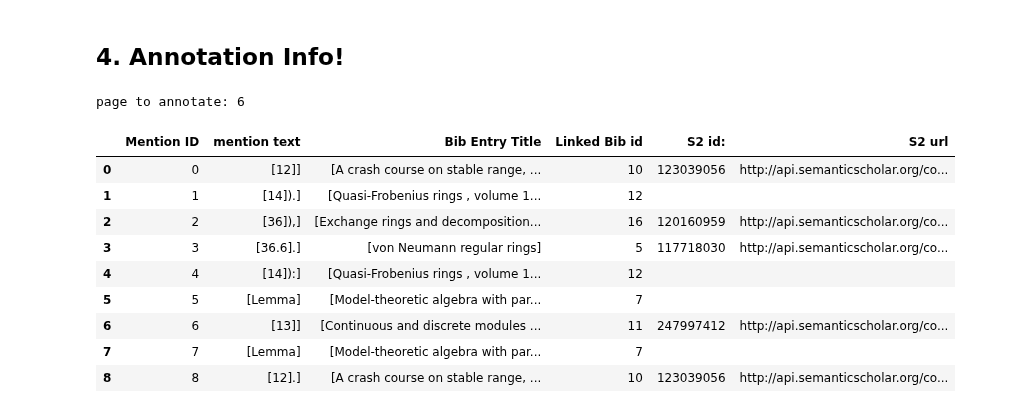
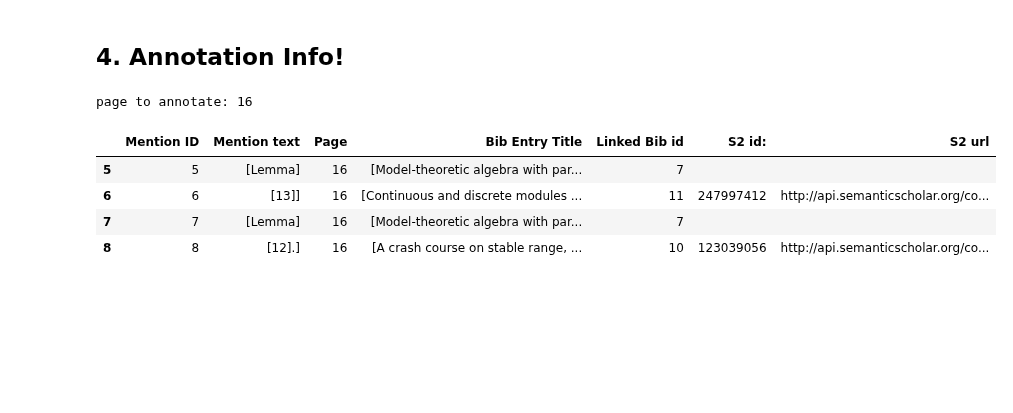
Before and after one commit to allenai/mmda, a Jupyter notebook: end_to_end_eval_easier.ipynb, the cells around one changed output. Saved outputs shown, nothing was run; the diff lists cells and outputs as text; code cells hidden in the pictures; blank space fills up the shorter version.

```diff
--- a/end_to_end_eval_easier.ipynb
+++ b/end_to_end_eval_easier.ipynb
@@ -243,51 +242,50 @@ print(s2_ids)
 # %% [markdown]
 ## 4. Annotation Info!
 # %%
-##################################
+####################################################################
 # ANNOTATOR TODO: Record page # from output in annotation spreadsheet
-##################################
+####################################################################
 
 # get random page number to review and annotate
 import random
 
-annot_page = random.randrange(1,len(mmda_doc.pages))
+pages_w_mentions = [citation_mention.pages[0].id + 1 for citation_mention in mmda_doc.citation_mentions for citation_mention in mmda_doc.citation_mentions]
+
+annot_page = random.choice(pages_w_mentions)
 print("page to annotate:", annot_page)
 # %% [output]
-page to annotate: 6
+page to annotate: 16
 # %%
 #gives table of mentions and their corresponding bib_entry ids, s2 linked papers
 import pandas as pd
 from IPython.display import HTML
 
 ref_info = {
     "Mention ID": [citation_mention.id for citation_mention in mmda_doc.citation_mentions],
-    "mention text": [citation_mention.symbols for citation_mention in mmda_doc.citation_mentions],
+    "Mention text": [citation_mention.symbols for citation_mention in mmda_doc.citation_mentions],
+    "Page": [citation_mention.pages[0].id + 1 for citation_mention in mmda_doc.citation_mentions],
     "Bib Entry Title": [get_bib_entry_title(citation_mention.id) for citation_mention in mmda_doc.citation_mentions],
-        #.replace('[', '').replace(']', '').replace('\\n', '') --> not working for now
-
-    #"Bib Entry Authors": [get_bib_entry_title(citation_mention.id).replace('[', '').replace(']', '').replace('\\n', '') for citation_mention in mmda_doc.citation_mentions],
-
     "Linked Bib id": [citation_links[citation_mention.id] for citation_mention in mmda_doc.citation_mentions],
     "S2 id:": [ids if ids != str(-1) else " " for ids in s2_ids],
     "S2 url": [f"http://api.semanticscholar.org/corpusid:{ids}" if ids != str(-1) else " " for ids in s2_ids]
     }
 
 df = pd.DataFrame.from_dict(ref_info, orient='index')
 df = df.transpose()
 
+# selecting rows based on random page selected to annotate
+# you can comment the line below out to see all mentions across all pages
+df = df[df['Page'] == annot_page]
+
+
 #make s2 links clickable
 HTML(df.to_html(render_links=True, escape=False))
 # %% [output]
-|  | Mention ID | mention text | Bib Entry Title | Linked Bib id | S2 id: | S2 url |
-| 0 | 0 | [12]] | [A crash course on stable range, ... | 10 | 123039056 | http://api.semanticscholar.org/co... |
-| 1 | 1 | [14]).] | [Quasi-Frobenius rings , volume 1... | 12 |  |  |
-| 2 | 2 | [36]),] | [Exchange rings and decomposition... | 16 | 120160959 | http://api.semanticscholar.org/co... |
-| 3 | 3 | [36.6].] | [von Neumann regular rings] | 5 | 117718030 | http://api.semanticscholar.org/co... |
-| 4 | 4 | [14]):] | [Quasi-Frobenius rings , volume 1... | 12 |  |  |
-| 5 | 5 | [Lemma] | [Model-theoretic algebra with par... | 7 |  |  |
-| 6 | 6 | [13]] | [Continuous and discrete modules ... | 11 | 247997412 | http://api.semanticscholar.org/co... |
-| 7 | 7 | [Lemma] | [Model-theoretic algebra with par... | 7 |  |  |
-| 8 | 8 | [12].] | [A crash course on stable range, ... | 10 | 123039056 | http://api.semanticscholar.org/co... |
+|  | Mention ID | Mention text | Page | Bib Entry Title | Linked Bib id | S2 id: | S2 url |
+| 5 | 5 | [Lemma] | 16 | [Model-theoretic algebra with par... | 7 |  |  |
+| 6 | 6 | [13]] | 16 | [Continuous and discrete modules ... | 11 | 247997412 | http://api.semanticscholar.org/co... |
+| 7 | 7 | [Lemma] | 16 | [Model-theoretic algebra with par... | 7 |  |  |
+| 8 | 8 | [12].] | 16 | [A crash course on stable range, ... | 10 | 123039056 | http://api.semanticscholar.org/co... |
 # %%
 import cv2
 from matplotlib import pyplot as plt
```
Also changed, not shown: parts of 6 cells of this notebook.
